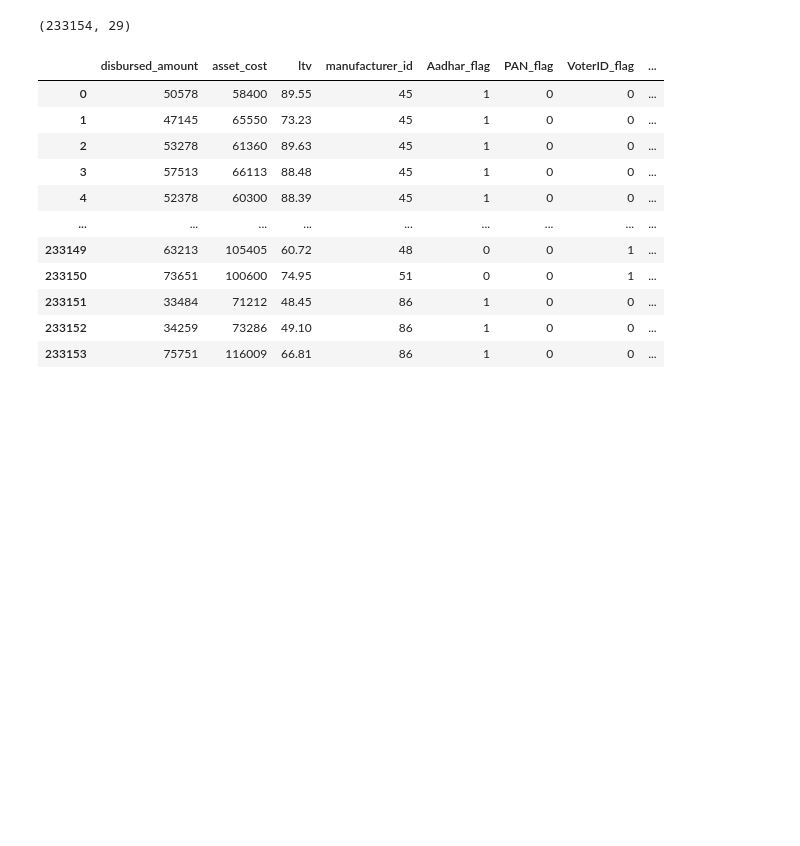
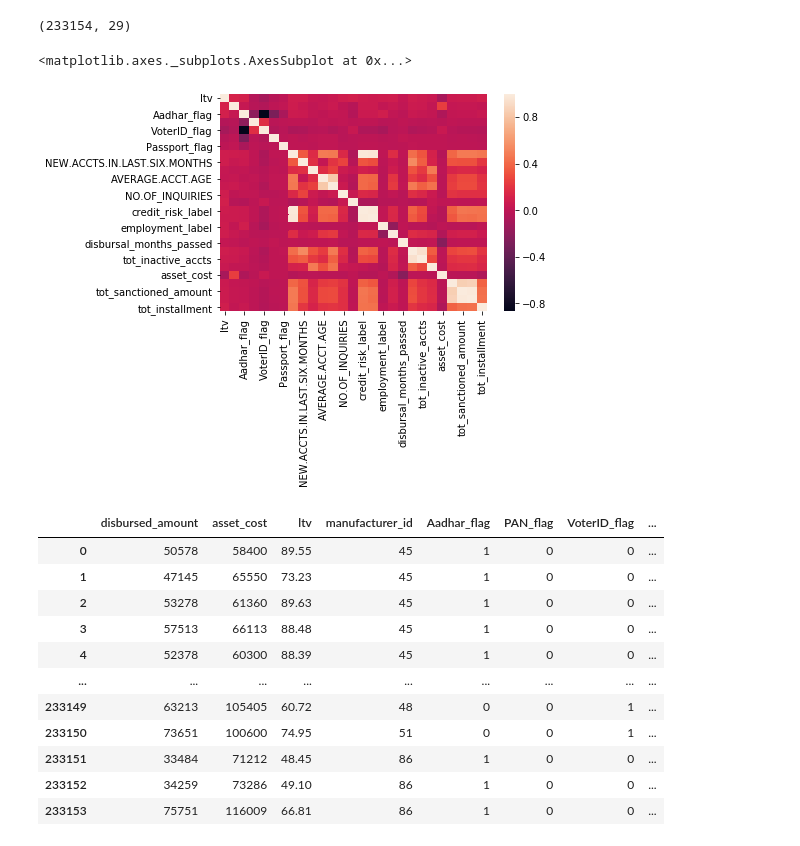
Before and after one commit to xavierigneous/Vehicle-Loan-Default-Prediction, a Jupyter notebook: Vishwanath/Vishwanath Commits.ipynb, the cells around one changed output. Cells and saved outputs as stored; diff of their text form; code cells hidden in the pictures; blank space fills up the shorter version.

```diff
--- a/Vishwanath/Vishwanath Commits.ipynb
+++ b/Vishwanath/Vishwanath Commits.ipynb
@@ -120,6 +122,11 @@ cols=['asset_cost','tot_current_balance','tot_sanctioned_amount','tot_disbursed_
 df.shape
 # %% [output]
 (233154, 29)
+# %%
+sns.heatmap(df.corr())
+# %% [output]
+<matplotlib.axes._subplots.AxesSubplot at 0x...>
+[figure, added]
 # %%
 df
 # %% [output]
```
Also changed, not shown: parts of 9 cells of this notebook.
